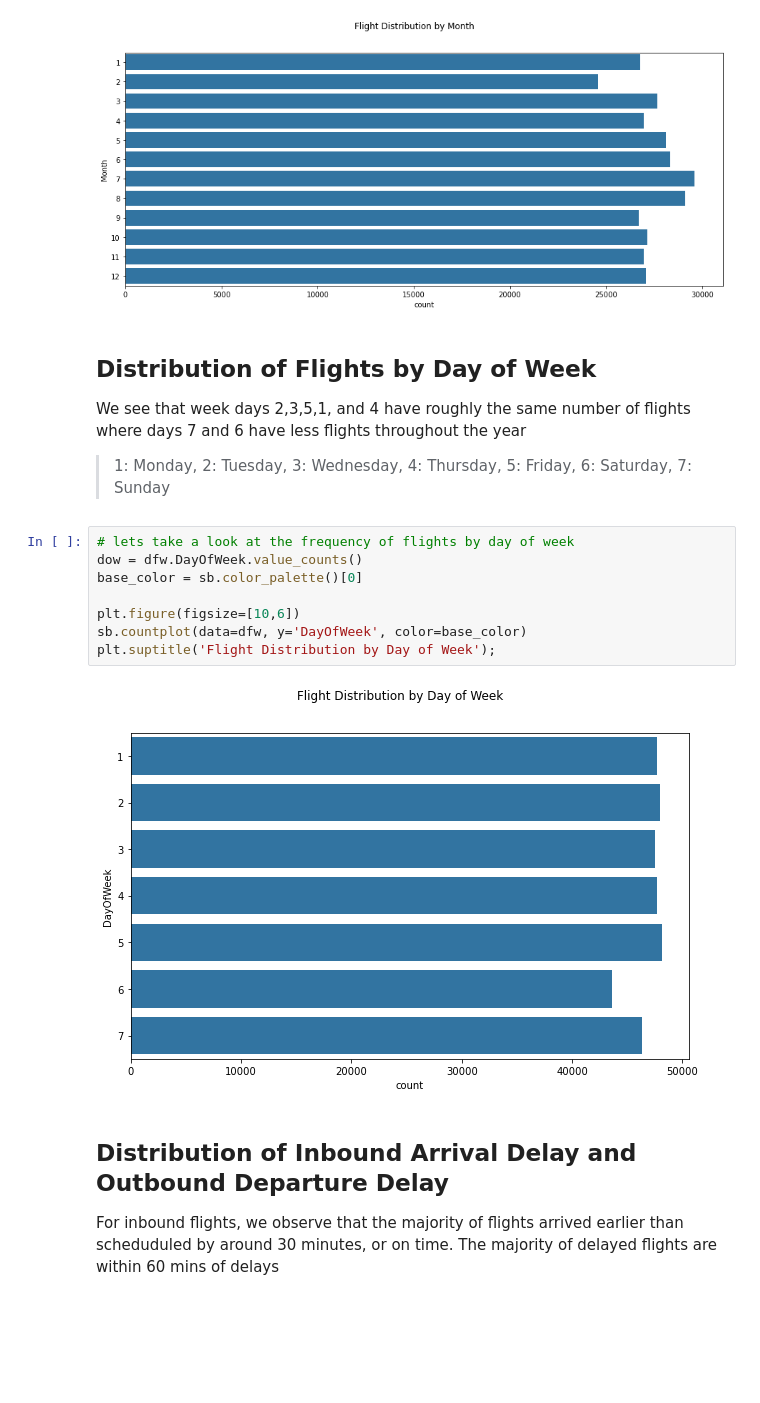
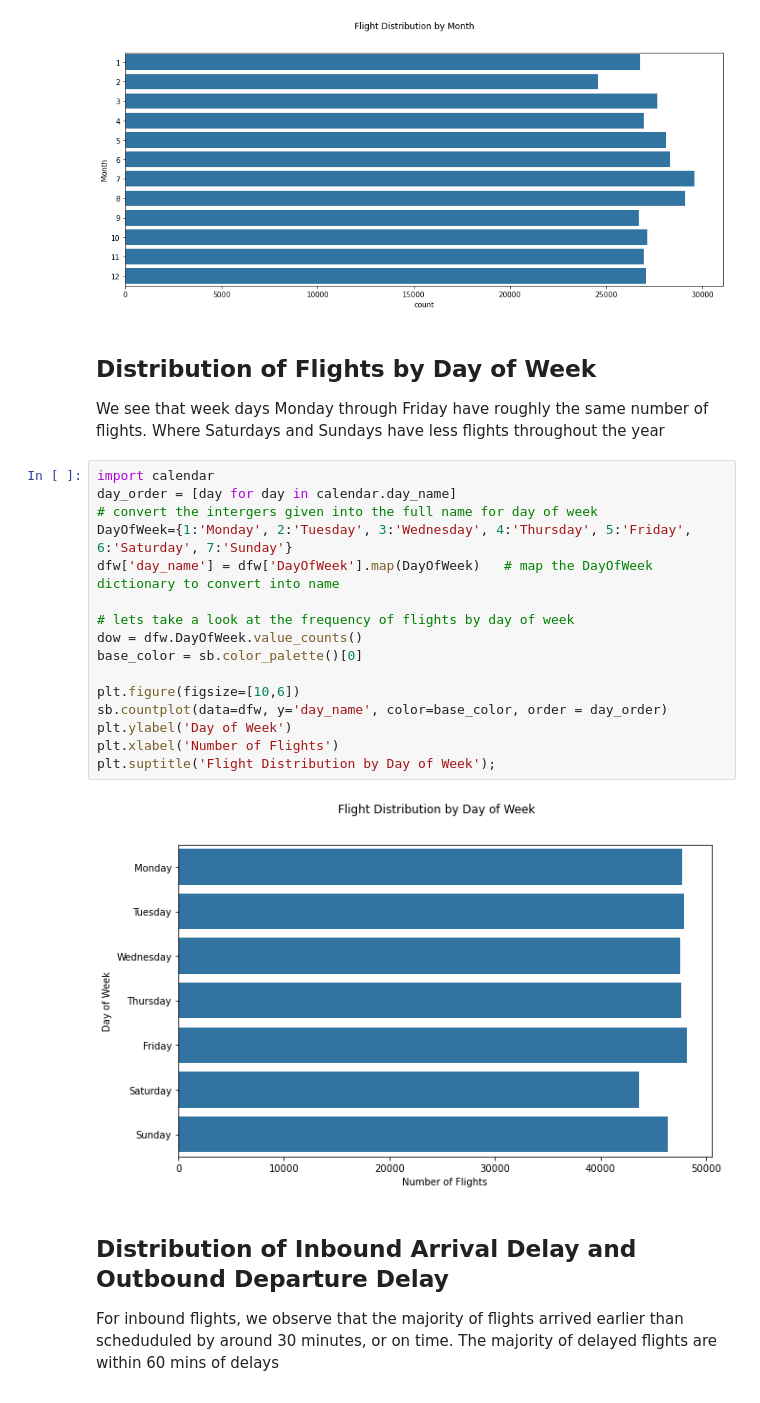
Before and after one commit to abdallahsayed1/American-Airlines-Flight-Delays-Visualization, a Jupyter notebook: explanatory.ipynb, the cells around one changed output. Cells and saved outputs as stored; diff of their text form; blank space fills up the shorter version.

```diff
--- a/explanatory.ipynb
+++ b/explanatory.ipynb
@@ -162,24 +162,25 @@ plt.suptitle('Flight Distribution by Month');
 # %% [markdown]
 ## Distribution of Flights by Day of Week
 
-We see that week days 2,3,5,1, and 4 have roughly the same number of flights where days 7 and 6 have less flights throughout the year
->1: Monday,
-2: Tuesday,
-3: Wednesday,
-4: Thursday,
-5: Friday,
-6: Saturday,
-7: Sunday
+We see that week days Monday through Friday have roughly the same number of flights. Where Saturdays and Sundays have less flights throughout the year
 # %%
+import calendar
+day_order = [day for day in calendar.day_name]
+# convert the intergers given into the full name for day of week
+DayOfWeek={1:'Monday', 2:'Tuesday', 3:'Wednesday', 4:'Thursday', 5:'Friday', 6:'Saturday', 7:'Sunday'}
+dfw['day_name'] = dfw['DayOfWeek'].map(DayOfWeek)   # map the DayOfWeek dictionary to convert into name
+
 # lets take a look at the frequency of flights by day of week
 dow = dfw.DayOfWeek.value_counts()
 base_color = sb.color_palette()[0]
 
 plt.figure(figsize=[10,6])
-sb.countplot(data=dfw, y='DayOfWeek', color=base_color)
+sb.countplot(data=dfw, y='day_name', color=base_color, order = day_order)
+plt.ylabel('Day of Week')
+plt.xlabel('Number of Flights')
 plt.suptitle('Flight Distribution by Day of Week');
 # %% [output]
-[figure, old version]
+[figure, new version]
 # %% [markdown]
 ## Distribution of Inbound Arrival Delay and Outbound Departure Delay
 
```
Also changed, not shown: parts of 18 cells of this notebook, 3 other files.
